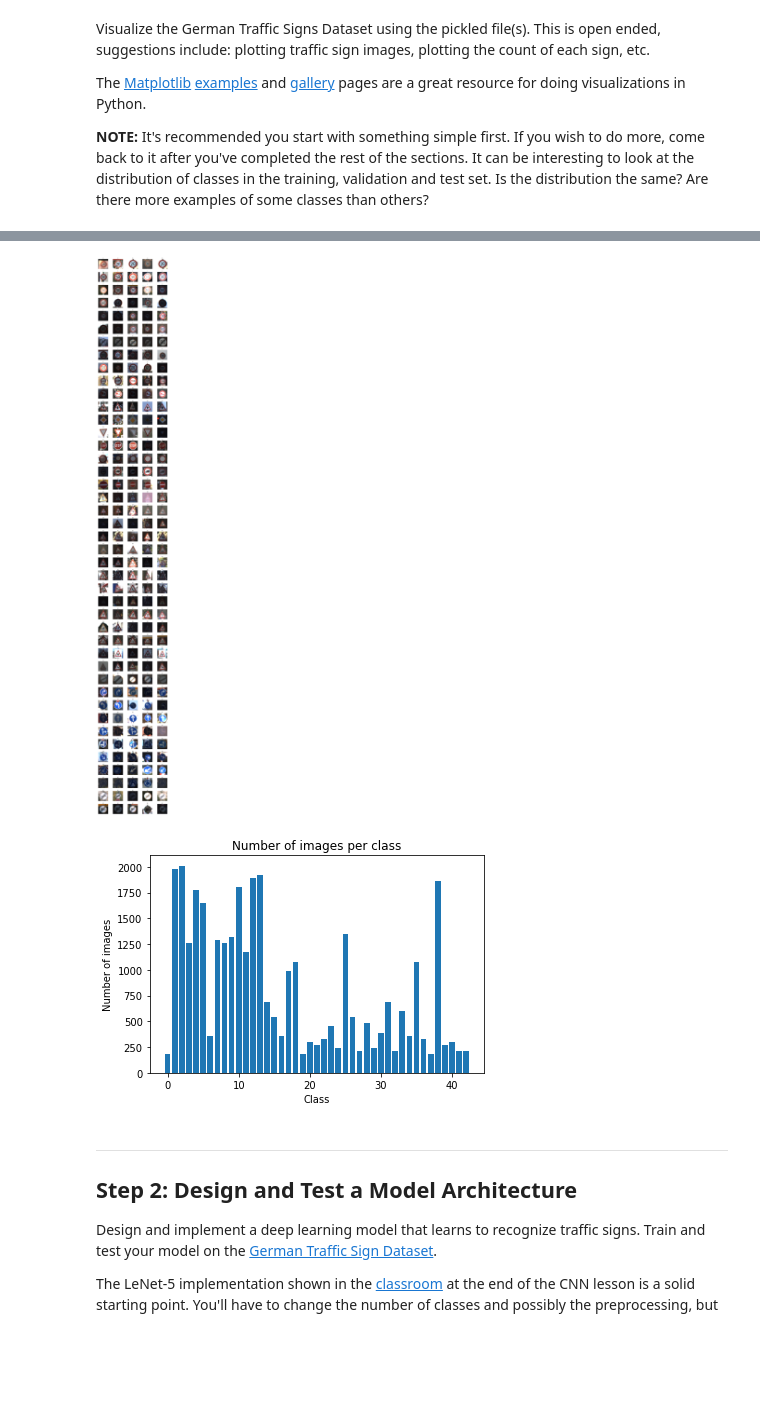
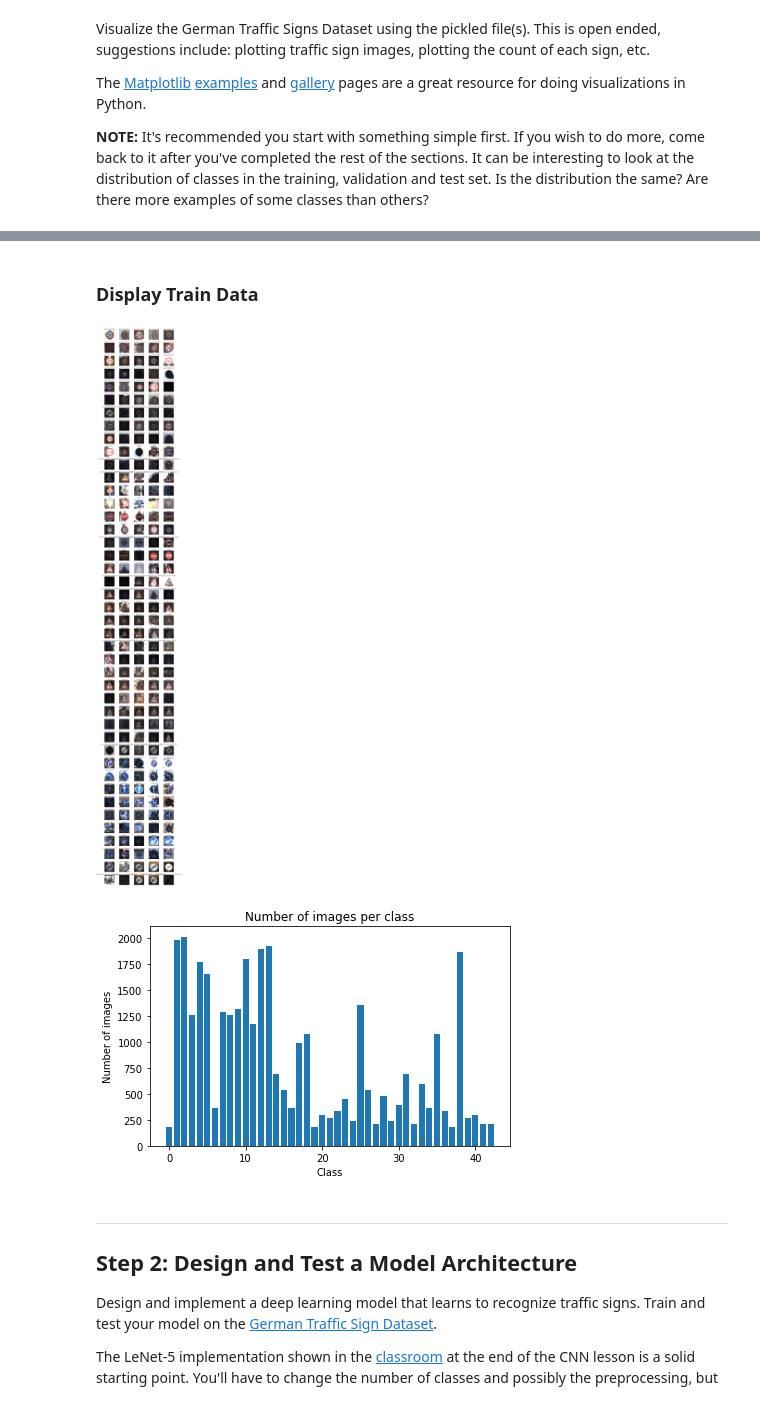
Before and after one commit to aboerzel/Traffic-Sign-Classifier, a Jupyter notebook: Traffic_Sign_Classifier.ipynb, the cells around one changed output, grey strips where cells are left out. Drawn from its saved outputs; the diff is of its cells as text; code cells hidden in the pictures; blank space fills up the shorter version.

```diff
--- a/Traffic_Sign_Classifier.ipynb
+++ b/Traffic_Sign_Classifier.ipynb
@@ -93,28 +139,36 @@ The [Matplotlib](http://matplotlib.org/) [examples](http://matplotlib.org/exampl
+# %% [markdown]
+### Display Train Data
 # %%
-### Data exploration visualization code goes here.
-### Feel free to use as many code cells as needed.
 import matplotlib.pyplot as plt
 import random
 # Visualizations will be shown in the notebook.
 %matplotlib inline
 
-labels = np.unique(y_train)
-X_train_grouped = np.array([list(X_train[y_train[0:] == i]) for i in labels])
+def show_dataset(X, y, sign_names):
+    classes = sign_names[:, 0].astype(np.int32)
+    sign_names = sign_names[:, 1]
+    grouped = np.array([list(X[y[0:] == i]) for i in classes])
 
-# show image of 10 random data points
-fig, axs = plt.subplots(len(labels), 5, figsize=(15, 120))
-fig.subplots_adjust(hspace=0.3)
-axs = axs.ravel()
-for label in labels:
-    group = X_train_grouped[label]
-    for i in range(5):
-        image = group[random.randint(0, len(group)-1)]
-        index = label * 5 + i
-        axs[index].axis('off')
-        axs[index].imshow(image)
-        axs[index].set_title(label)
+    # show image of 10 random data points
+    fig, axs = plt.subplots(len(sign_names), 5, figsize=(15, 120))
+    fig.subplots_adjust(hspace=0.3)
+    axs = axs.ravel()
+    for class_id in np.unique(y):
+        sign_name = sign_names[class_id]
+        group = grouped[class_id]
+        for i in range(5):
+            image = group[random.randint(0, len(group) - 1)]
+            index = class_id * 5 + i
+            axs[index].axis('off')
+            axs[index].set_title(sign_name)
+            if len(image.shape) == 3:
+                axs[index].imshow(image)
+            else:
+                axs[index].imshow(image, cmap='gray')
+
+show_dataset(X_train, y_train, sign_names)
 # %% [output]
-[figure, old version]
+[figure, new version]
 # %%
 # histogram of label frequency
 hist, bins = np.histogram(y_train, bins=n_classes)
@@ -123,10 +177,10 @@ plt.bar(center, hist, align='center', width=0.8)
 plt.title("Number of images per class")
 plt.xlabel('Class')
 plt.ylabel('Number of images')
-#plt.tight_layout()
+plt.tight_layout()
 plt.show()
 # %% [output]
-[figure, old version]
+[figure, new version]
 # %% [markdown]
 ----
 
```
Also changed, not shown: parts of 8 cells of this notebook.
